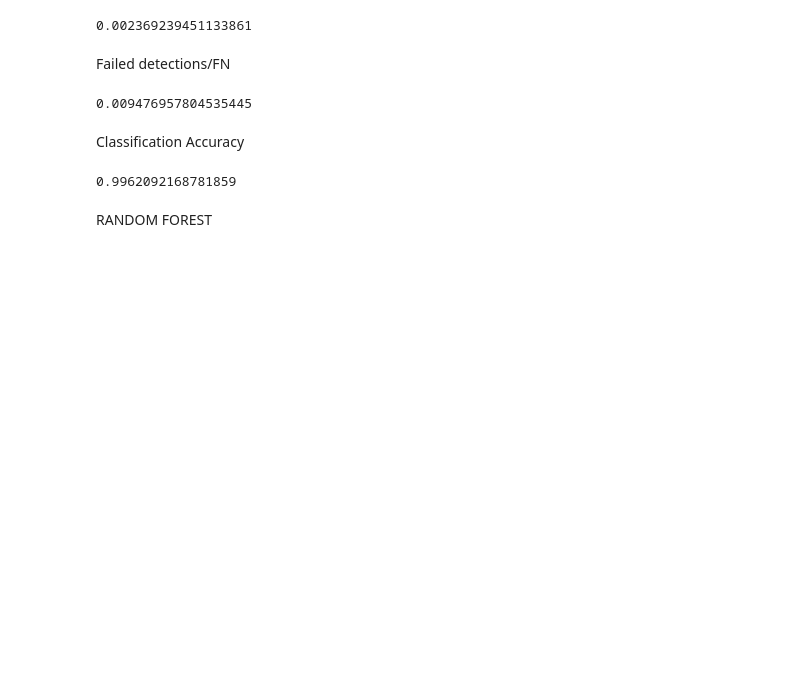
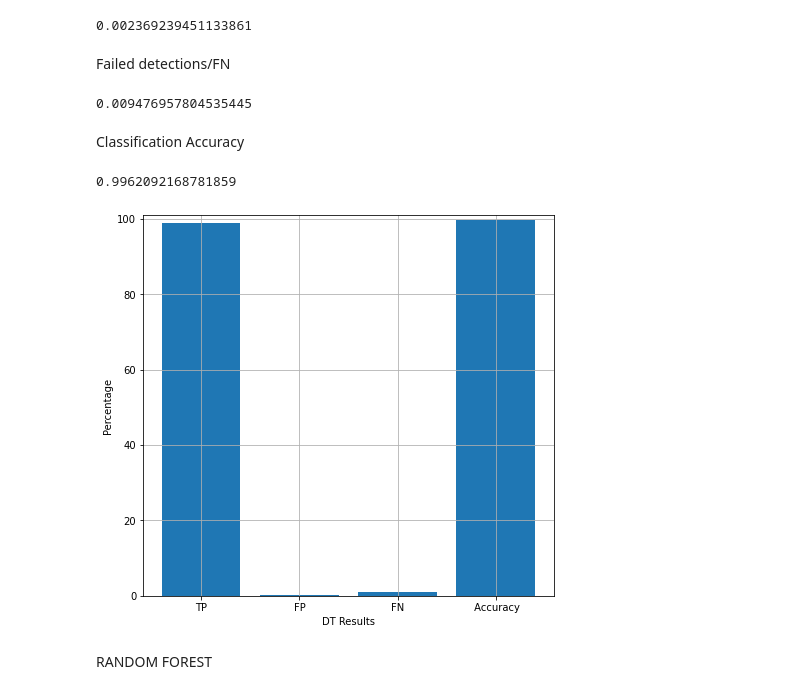
Before and after one commit to joenellis/implementation, a Jupyter notebook: dissert.ipynb, the cells around one changed output. Saved outputs shown, nothing was run; the diff lists cells and outputs as text; code cells hidden in the pictures; blank space fills up the shorter version.

```diff
--- a/dissert.ipynb
+++ b/dissert.ipynb
@@ -728,6 +747,19 @@ Classification Accuracy
 df.da.micro_accuracy
 # %% [output]
 0.9962092168781859
+# %%
+names = ['TP','FP','FN',' Accuracy']
+values = [99.05,0.24,0.95,99.62]
+f = plt.figure(figsize=(25,7),num=10)
+plt.subplot(131)
+plt.ylim(0,101)
+plt.xlabel('DT Results')
+plt.bar(names,values)
+plt.ylabel('Percentage')
+plt.grid()
+plt.show()
+# %% [output]
+[figure, added]
 # %% [markdown]
 RANDOM FOREST
 # %%
```
Also changed, not shown: parts of 33 cells of this notebook, 1 other file.
